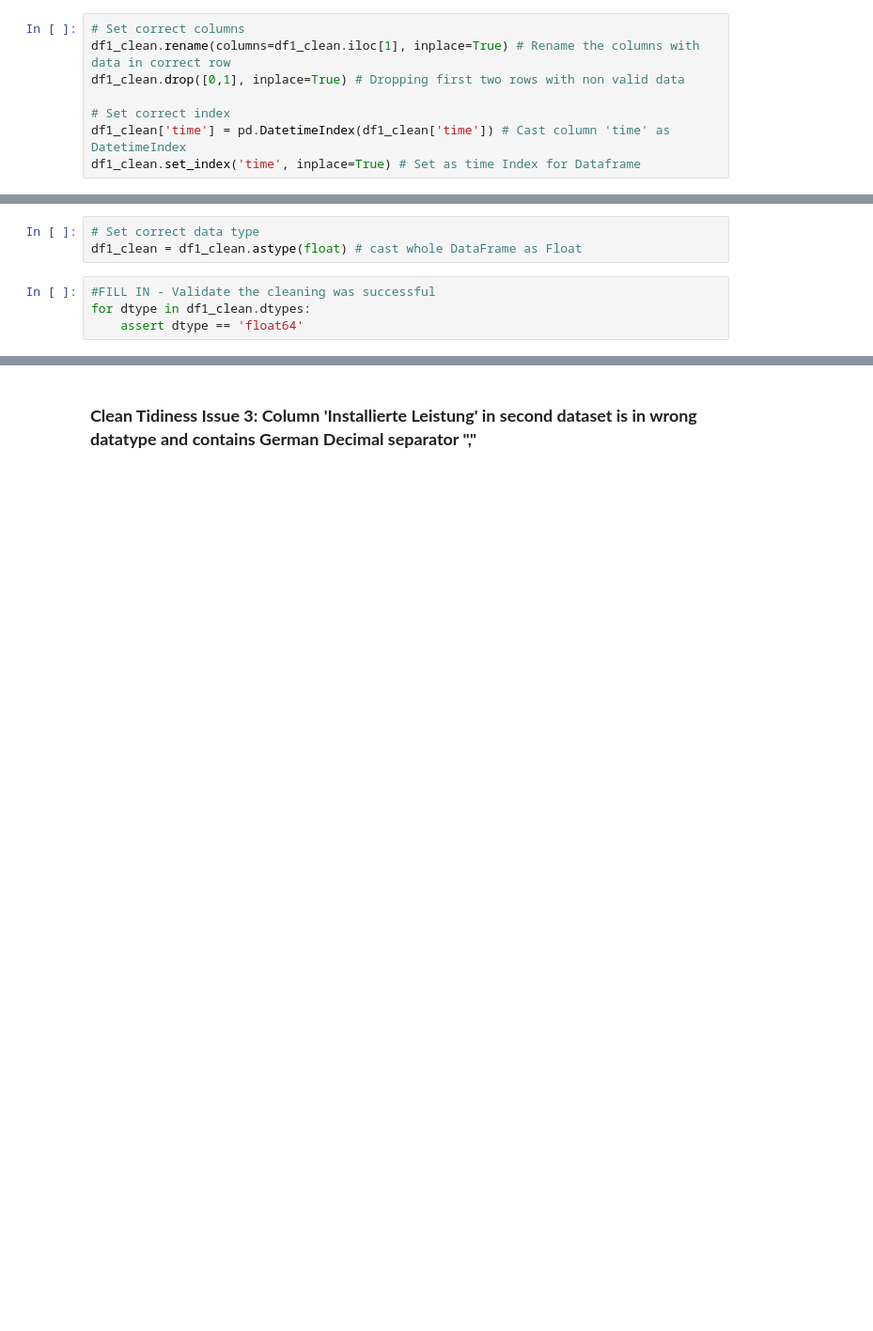
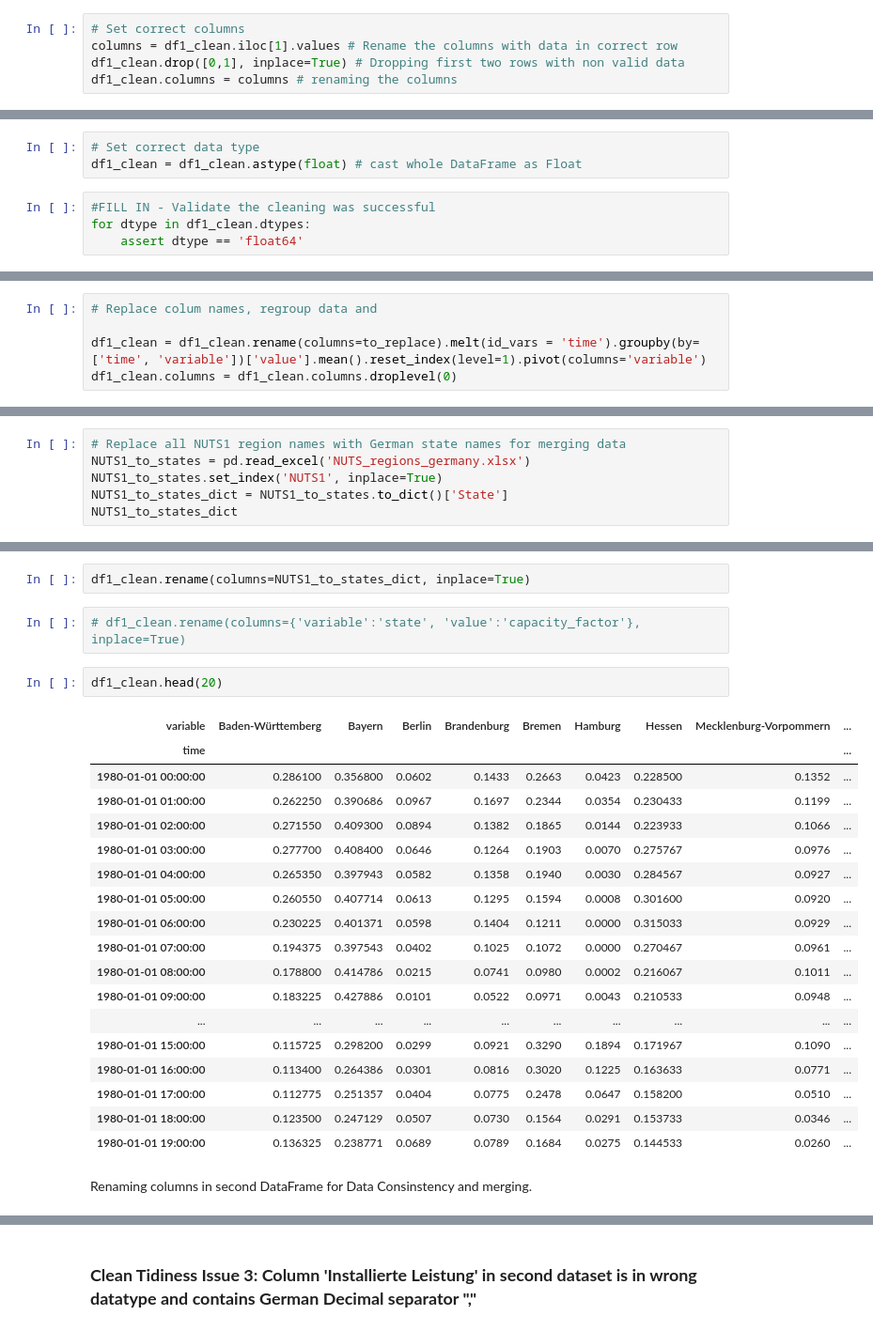
Before and after one commit to HeinrichBoeing/udacity-data_analyst-project2-data_wrangling, a Jupyter notebook: data_wrangling_project_starter_data_wrangling_project_starter.ipynb, the cells around one changed output, grey strips where cells are left out. Shown: that part at 94% size. Cells and saved outputs as stored; diff of their text form; blank space fills up the shorter version.

Commit message:
Update Data Cleaning and adding new dataset

```diff
--- a/data_wrangling_project_starter_data_wrangling_project_starter.ipynb
+++ b/data_wrangling_project_starter_data_wrangling_project_starter.ipynb
@@ -331,9 +374,6 @@ df2_clean = df2.copy()
 ### **Clean Tidiness Issue 1: Setting the right Columns and index**
 # %%
 # Set correct columns
-df1_clean.rename(columns=df1_clean.iloc[1], inplace=True) # Rename the columns with data in correct row
+columns = df1_clean.iloc[1].values # Rename the columns with data in correct row
 df1_clean.drop([0,1], inplace=True) # Dropping first two rows with non valid data
-
-# Set correct index
-df1_clean['time'] = pd.DatetimeIndex(df1_clean['time']) # Cast column 'time' as DatetimeIndex
-df1_clean.set_index('time', inplace=True) # Set as time Index for Dataframe
+df1_clean.columns = columns # renaming the columns
@@ -364,0 +414,5 @@ for dtype in df1_clean.dtypes:
+# %%
+# Replace colum names, regroup data and
+
+df1_clean = df1_clean.rename(columns=to_replace).melt(id_vars = 'time').groupby(by=['time', 'variable'])['value'].mean().reset_index(level=1).pivot(columns='variable')
+df1_clean.columns = df1_clean.columns.droplevel(0)
@@ -364,0 +429,6 @@ for dtype in df1_clean.dtypes:
+# %%
+# Replace all NUTS1 region names with German state names for merging data
+NUTS1_to_states = pd.read_excel('NUTS_regions_germany.xlsx')
+NUTS1_to_states.set_index('NUTS1', inplace=True)
+NUTS1_to_states_dict = NUTS1_to_states.to_dict()['State']
+NUTS1_to_states_dict
@@ -364,0 +452,27 @@ for dtype in df1_clean.dtypes:
+# %%
+df1_clean.rename(columns=NUTS1_to_states_dict, inplace=True)
+# %%
+# df1_clean.rename(columns={'variable':'state', 'value':'capacity_factor'}, inplace=True)
+# %%
+df1_clean.head(20)
+# %% [output]
+| variable | Baden-Württemberg | Bayern | Berlin | Brandenburg | Bremen | Hamburg | Hessen | Mecklenburg-Vorpommern | ... |
+| time |  |  |  |  |  |  |  |  | ... |
+| 1980-01-01 00:00:00 | 0.286100 | 0.356800 | 0.0602 | 0.1433 | 0.2663 | 0.0423 | 0.228500 | 0.1352 | ... |
+| 1980-01-01 01:00:00 | 0.262250 | 0.390686 | 0.0967 | 0.1697 | 0.2344 | 0.0354 | 0.230433 | 0.1199 | ... |
+| 1980-01-01 02:00:00 | 0.271550 | 0.409300 | 0.0894 | 0.1382 | 0.1865 | 0.0144 | 0.223933 | 0.1066 | ... |
+| 1980-01-01 03:00:00 | 0.277700 | 0.408400 | 0.0646 | 0.1264 | 0.1903 | 0.0070 | 0.275767 | 0.0976 | ... |
+| 1980-01-01 04:00:00 | 0.265350 | 0.397943 | 0.0582 | 0.1358 | 0.1940 | 0.0030 | 0.284567 | 0.0927 | ... |
+| 1980-01-01 05:00:00 | 0.260550 | 0.407714 | 0.0613 | 0.1295 | 0.1594 | 0.0008 | 0.301600 | 0.0920 | ... |
+| 1980-01-01 06:00:00 | 0.230225 | 0.401371 | 0.0598 | 0.1404 | 0.1211 | 0.0000 | 0.315033 | 0.0929 | ... |
+| 1980-01-01 07:00:00 | 0.194375 | 0.397543 | 0.0402 | 0.1025 | 0.1072 | 0.0000 | 0.270467 | 0.0961 | ... |
+| 1980-01-01 08:00:00 | 0.178800 | 0.414786 | 0.0215 | 0.0741 | 0.0980 | 0.0002 | 0.216067 | 0.1011 | ... |
+| 1980-01-01 09:00:00 | 0.183225 | 0.427886 | 0.0101 | 0.0522 | 0.0971 | 0.0043 | 0.210533 | 0.0948 | ... |
+| ... | ... | ... | ... | ... | ... | ... | ... | ... | ... |
+| 1980-01-01 15:00:00 | 0.115725 | 0.298200 | 0.0299 | 0.0921 | 0.3290 | 0.1894 | 0.171967 | 0.1090 | ... |
+| 1980-01-01 16:00:00 | 0.113400 | 0.264386 | 0.0301 | 0.0816 | 0.3020 | 0.1225 | 0.163633 | 0.0771 | ... |
+| 1980-01-01 17:00:00 | 0.112775 | 0.251357 | 0.0404 | 0.0775 | 0.2478 | 0.0647 | 0.158200 | 0.0510 | ... |
+| 1980-01-01 18:00:00 | 0.123500 | 0.247129 | 0.0507 | 0.0730 | 0.1564 | 0.0291 | 0.153733 | 0.0346 | ... |
+| 1980-01-01 19:00:00 | 0.136325 | 0.238771 | 0.0689 | 0.0789 | 0.1684 | 0.0275 | 0.144533 | 0.0260 | ... |
+# %% [markdown]
+Renaming columns in second DataFrame for Data Consinstency and merging.
```
Also changed, not shown: parts of 55 cells of this notebook, 3 other files.
